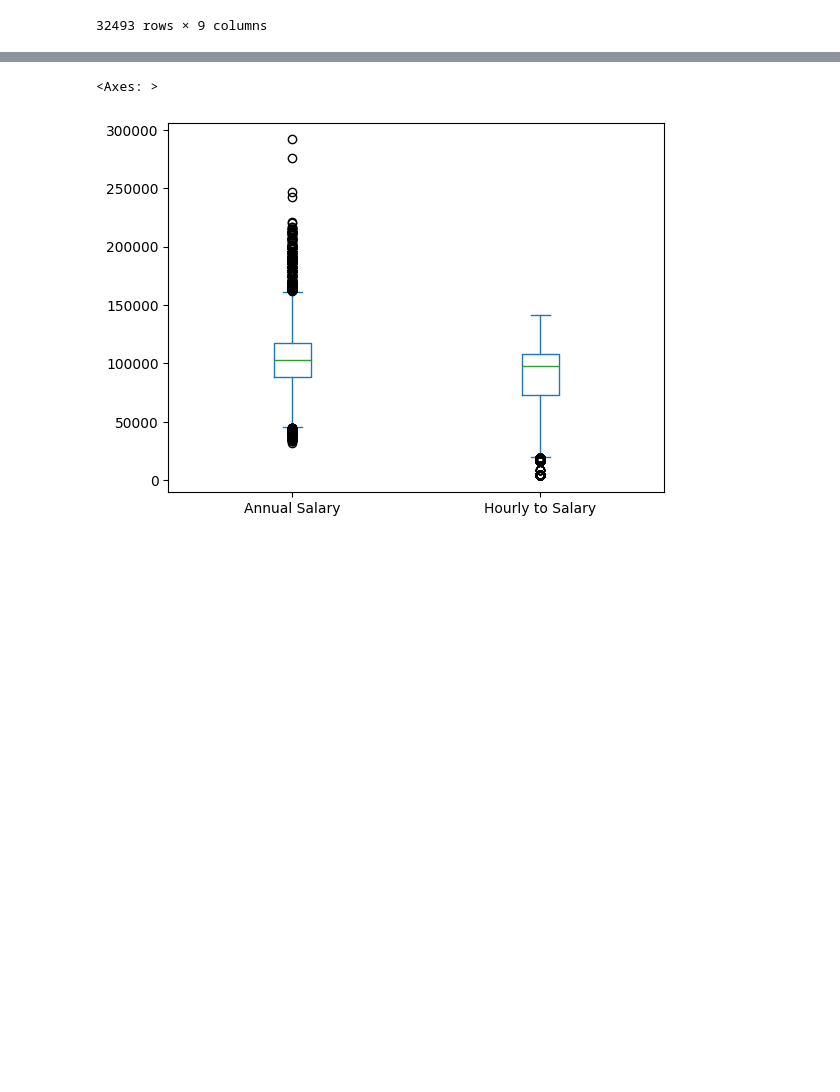
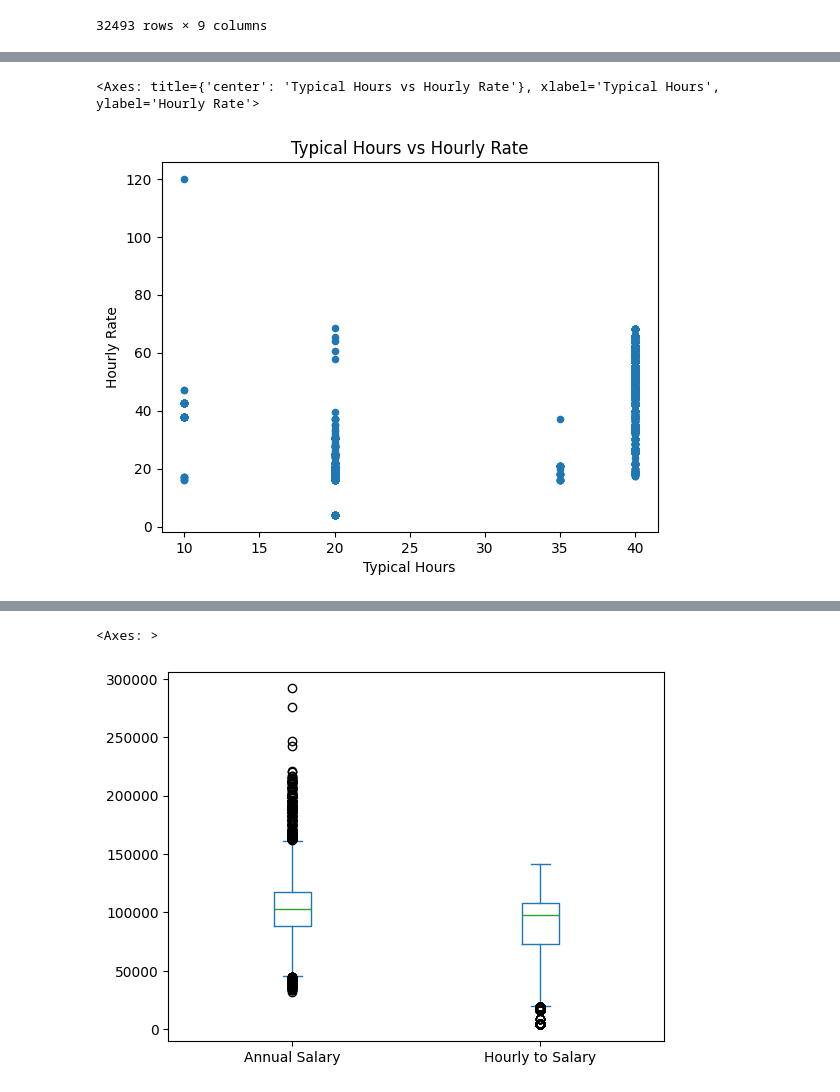
Before and after one commit to DhavalS1/Economic-Analayis-of-Employment-in-Chicago, a Jupyter notebook: Economic Analayis of Employment in Chicago.ipynb, the cells around one changed output, grey strips where cells are left out. Drawn from its saved outputs; the diff is of its cells as text; code cells hidden in the pictures; blank space fills up the shorter version.

```diff
--- a/Economic Analayis of Employment in Chicago.ipynb
+++ b/Economic Analayis of Employment in Chicago.ipynb
@@ -50,0 +135,20 @@ df
+# %%
+from scipy.stats import norm
+
+df_hourly = df[df["Salary or Hourly"] == "HOURLY"]
+print(len(df_hourly))
+
+df_hourly_samp = df_hourly.sample(n = 100)
+mean_samp = df_hourly_samp["Typical Hours"].mean()
+print(mean_samp)
+
+std_samp = df_hourly_samp["Typical Hours"].std()
+print(std_samp)
+
+SE = std_samp/(100)**0.5
+print(SE)
+
+z = (mean_samp - 35)/SE
+print(z)
+
+print(norm.cdf(z))
@@ -50,0 +171,5 @@ df
+# %%
+df_hourly.plot.scatter(x='Typical Hours', y = 'Hourly Rate', title='Typical Hours vs Hourly Rate')
+# %% [output]
+<Axes: title={'center': 'Typical Hours vs Hourly Rate'}, xlabel='Typical Hours', ylabel='Hourly Rate'>
+[figure, added]
```
Also changed, not shown: parts of 38 cells of this notebook.
